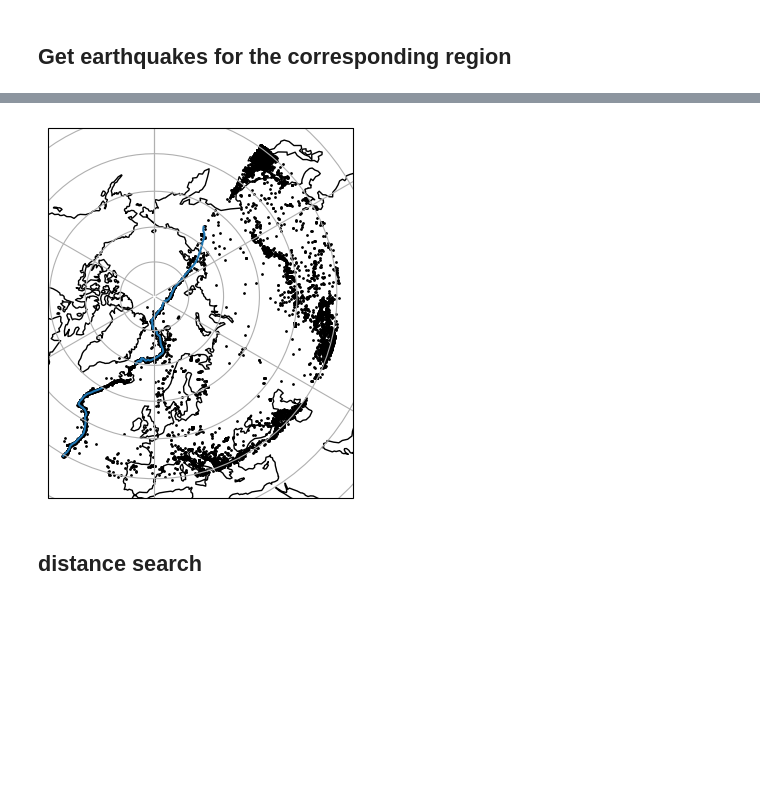
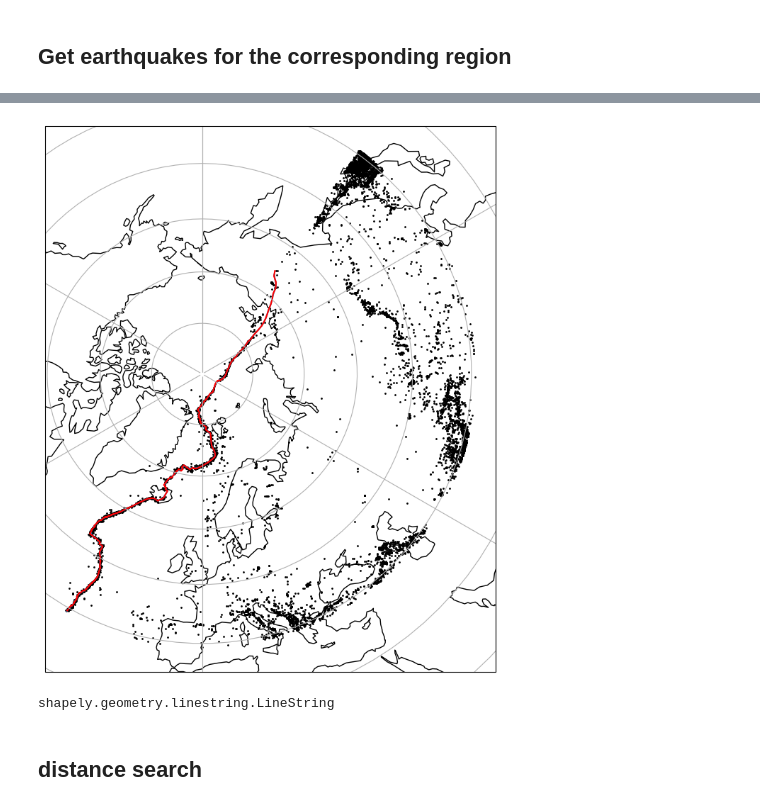
Before and after one commit to keliankaz/GrGIA_seismicity, a Jupyter notebook: gr_gia_seismic_analisys.ipynb, the cells around one changed output, grey strips where cells are left out. Cells and saved outputs as stored; diff of their text form; code cells hidden in the pictures; blank space fills up the shorter version.

```diff
--- a/gr_gia_seismic_analisys.ipynb
+++ b/gr_gia_seismic_analisys.ipynb
@@ -49,5 +64,5 @@ array(['', 'subduction'], dtype=object)
 # %%
-north_antlantic_plate_boundary = plate_boundaries.loc[plate_boundaries.Name=='NA-EU']
+north_antlantic_plate_boundary = plate_boundaries.loc[(plate_boundaries.Name=='NA-EU') | (plate_boundaries.Name=='EU-NA')]
 north_antlantic_plate_boundary
 # %% [output]
 |  | LAYER | Name | Source | PlateA | PlateB | Type | geometry |
@@ -100,11 +142,28 @@ Name: nverts, dtype: int64
+# %%
+crs_in = crs_proj4
+crs_out = "EPSG:4326"
+
+boundary_in_meters = north_antlantic_plate_boundary.to_crs(crs_in)
+merged_boundary_in_meters = linemerge(boundary_in_meters.geometry.values)
+interp_merged_boundary = densify_geometry(
+    merged_boundary_in_meters, 100000,
+    crs_in = crs_in, crs_out = crs_out,
+).geometry.values[0]
 # %%
-print('Total bounds of the selected plate boundary:\n{}'.format(north_antlantic_plate_boundary.total_bounds))
+bounds = north_antlantic_plate_boundary.total_bounds
+print(
+    'Total bounds of the selected plate boundary:\n{}'.format(
+        bounds,
+    )
+)
 # %% [output]
 Total bounds of the selected plate boundary:
 [-35.4878  39.3996 144.932   86.8049]
 # %% [markdown]
 ## Get earthquakes for the corresponding region
 # %%
+MAGNITUDE_OF_COMPLETENESS = 4.5
+
 reload_catalog = False
 filename = "north_atlantic_catalog.csv"
 if reload_catalog is True:
@@ -115,7 +174,7 @@ if reload_catalog is True:
         endtime = "2022-01-01",
         latitude_range = bounds[1:4:2],
         longitude_range = bounds[0:3:2],
-        minimum_magnitude = 4.5,
+        minimum_magnitude = MAGNITUDE_OF_COMPLETENESS,
     )
 else:
     catalog = pd.read_csv(filename)
@@ -124,15 +199,19 @@ catalog = EarthquakeCatalog._add_time_column(catalog, "time")
 # %%
 crs = ccrs.NorthPolarStereo()
 crs_proj4 = crs.proj4_init
-na_pb = gdf_line_interpolate.geometry.to_crs(crs_proj4)
 
-fig, ax = plt.subplots(subplot_kw=dict(projection=crs))
-na_pb.plot(ax=ax)
+fig, ax = plt.subplots(subplot_kw=dict(projection=crs), figsize=(10, 10))
+ax.plot(*interp_merged_boundary.xy, transform=ccrs.PlateCarree())
+na_pb.plot(ax=ax, color="red")
 ax.coastlines()
 ax.gridlines()
 ax.scatter(x=catalog.lon.to_numpy(), y=catalog.lat.to_numpy(), transform=ccrs.PlateCarree(), color='k', s=1);
 # %% [output]
-[figure, old version]
+[figure, new version]
+# %%
+type(boundary)
+# %% [output]
+shapely.geometry.linestring.LineString
 # %% [markdown]
 ## distance search
 # %%
```
Also changed, not shown: parts of 26 cells of this notebook.
